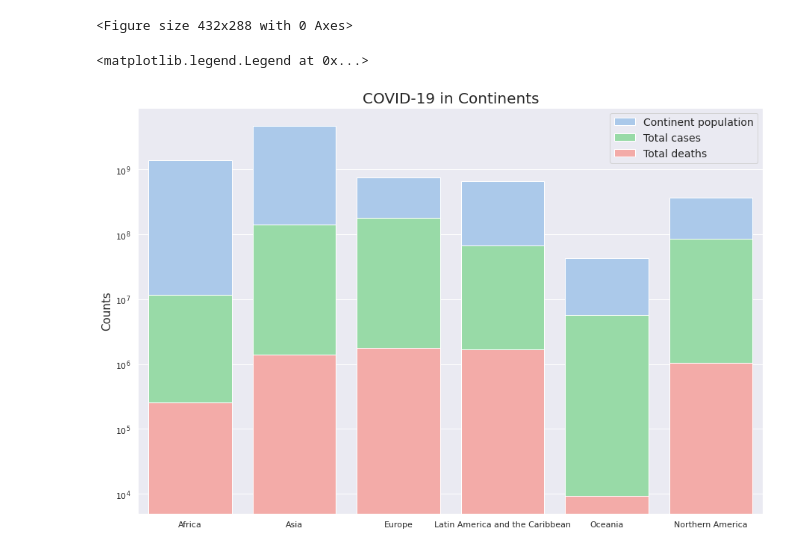
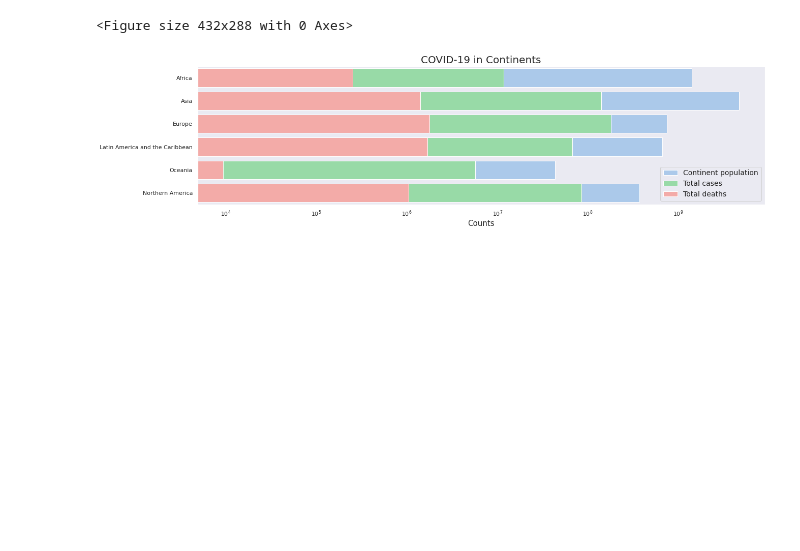
Before and after one commit to DariaPrzytula/Data-Science, a Jupyter notebook: COVID_19_Coronavirus_Pandemic.ipynb, the cells around one changed output. Drawn from its saved outputs; the diff is of its cells as text; code cells hidden in the pictures; blank space fills up the shorter version.

```diff
--- a/COVID_19_Coronavirus_Pandemic.ipynb
+++ b/COVID_19_Coronavirus_Pandemic.ipynb
@@ -119,24 +119,25 @@ fig.show()
 # %% [output]
 <Figure size 432x288 with 0 Axes>
 # %%
-f, ax = plt.subplots(figsize=(15, 10))
+f, ax = plt.subplots(figsize=(20, 5))
 
 sns.set_color_codes("pastel")
-sns.barplot(x=SumTable['index'], y=SumTable['Continent population'], data = SumTable,
+sns.barplot(y=SumTable['index'], x=SumTable['Continent population'], data = SumTable,
              label='Continent population', color="b")
 sns.set_color_codes("pastel")
-sns.barplot(x=SumTable['index'], y=SumTable['Total cases'], data=SumTable,
+sns.barplot(y=SumTable['index'], x=SumTable['Total cases'], data=SumTable,
              label='Total cases', color="g")
 sns.set_color_codes("pastel")
-sns.barplot(x=SumTable['index'], y=SumTable['Total deaths'], data=SumTable,
+sns.barplot(y=SumTable['index'], x=SumTable['Total deaths'], data=SumTable,
              label='Total deaths', color="r")
 
-plt.yscale('log')
+plt.xscale('log')
 
-plt.xlabel("")
-plt.ylabel("Counts", fontsize=15)
+plt.ylabel("")
+plt.xlabel("Counts", fontsize=15)
+plt.xticks()
 plt.title('COVID-19 in Continents', fontsize = 20)
 plt.legend(fontsize=14)
+plt.grid(False)
 # %% [output]
-<matplotlib.legend.Legend at 0x...>
-[figure, old version]
+[figure, new version]
```
